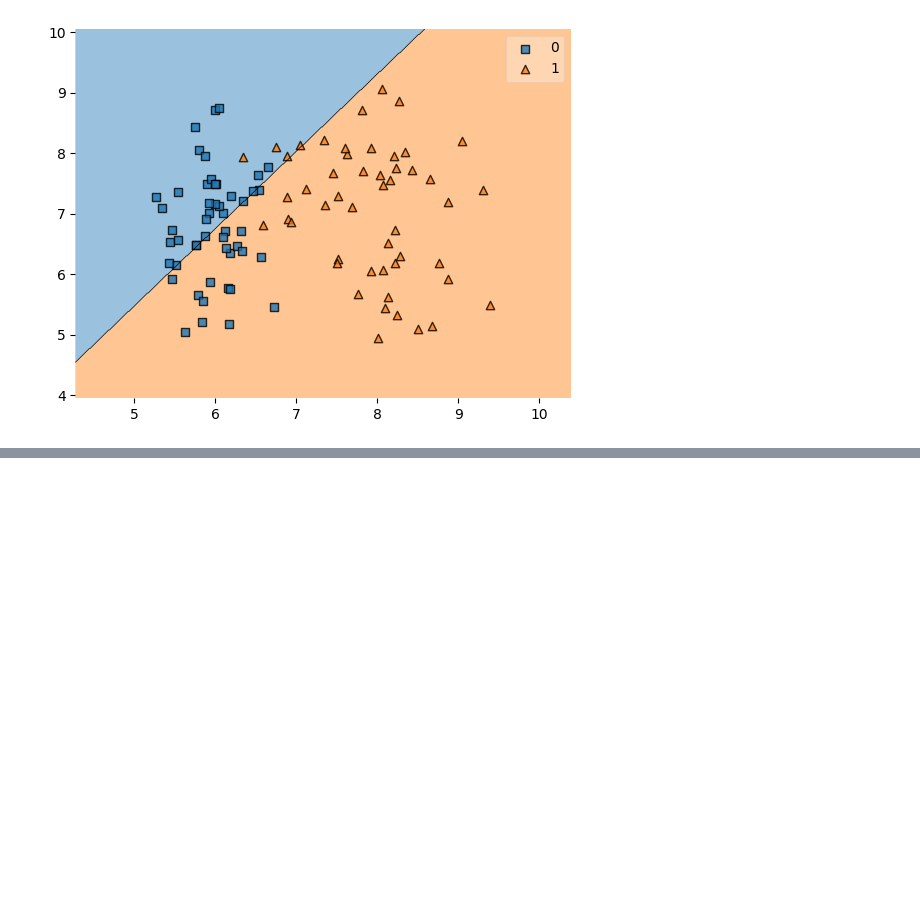
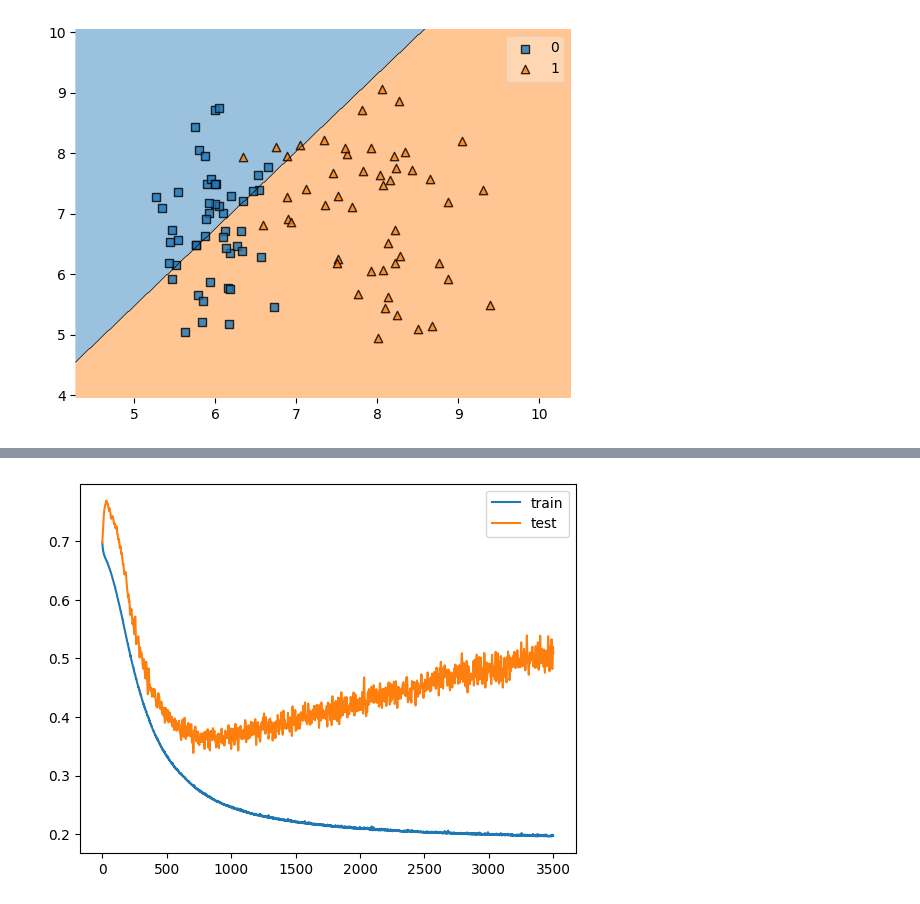
Before and after one commit to harshit193/Learning-Data-Science, a Jupyter notebook: Deep Learning/Perceptron.ipynb, the cells around one changed output, grey strips where cells are left out. Saved outputs shown, nothing was run; the diff lists cells and outputs as text; code cells hidden in the pictures; blank space fills up the shorter version.

```diff
--- a/Deep Learning/Perceptron.ipynb
+++ b/Deep Learning/Perceptron.ipynb
@@ -62,0 +83,9 @@ plt.show()
+# %%
+x_train, x_test, y_train, y_test = train_test_split(x, y, test_size=0.2, random_state=1)
+# %%
+model = Sequential()
+
+model.add(Dense(256, activation='relu', input_dim=2))
+model.add(Dense(1, activation='sigmoid'))
+# %%
+model.compile(loss='binary_crossentropy', optimizer='adam', metrics=['accuracy'])
@@ -62,0 +106,9 @@ plt.show()
+# %%
+history = model.fit(x_train, y_train, validation_data=(x_test, y_test), epochs=3500, verbose=0)
+# %%
+plt.plot(history.history['loss'], label='train')
+plt.plot(history.history['val_loss'], label='test')
+plt.legend()
+plt.show()
+# %% [output]
+[figure, added]
```
Also changed, not shown: parts of 6 cells of this notebook, 1 other file.
